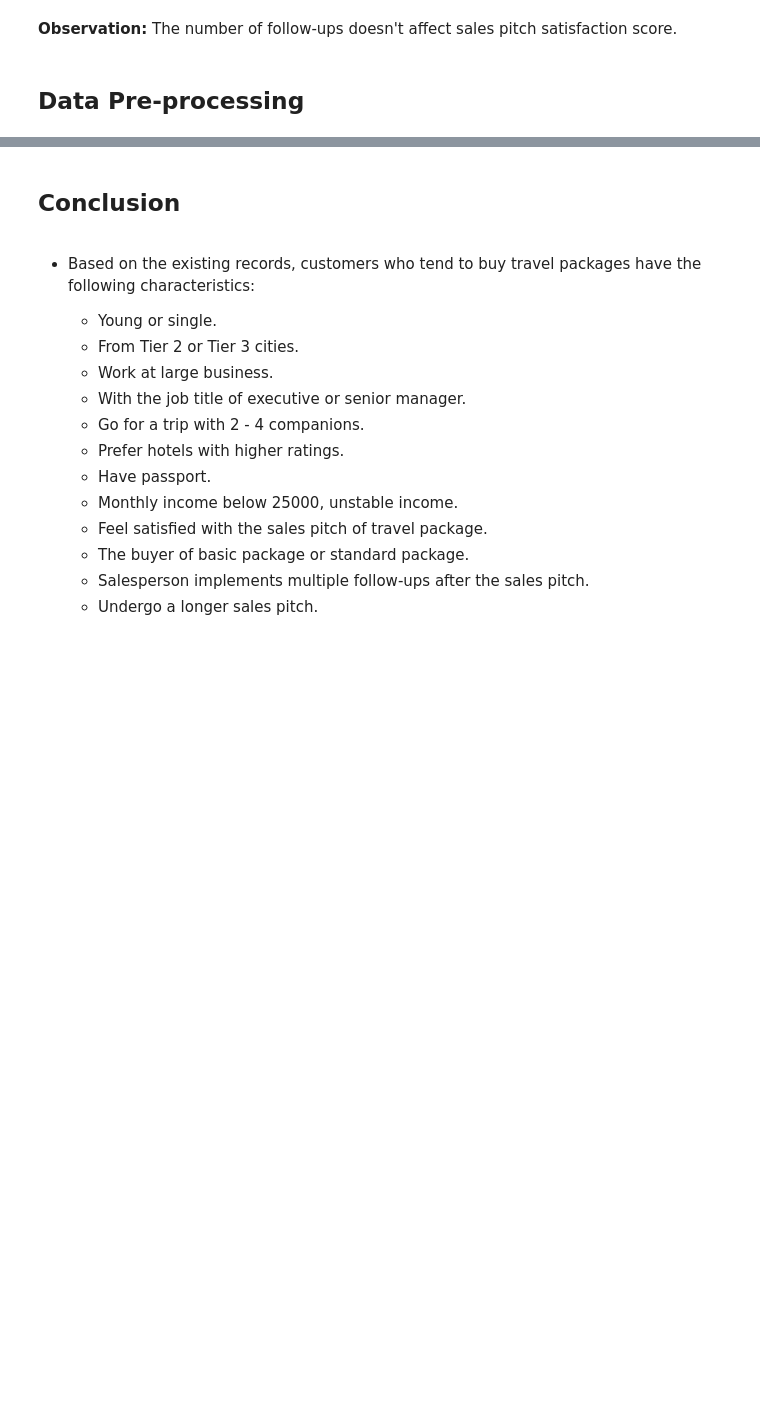
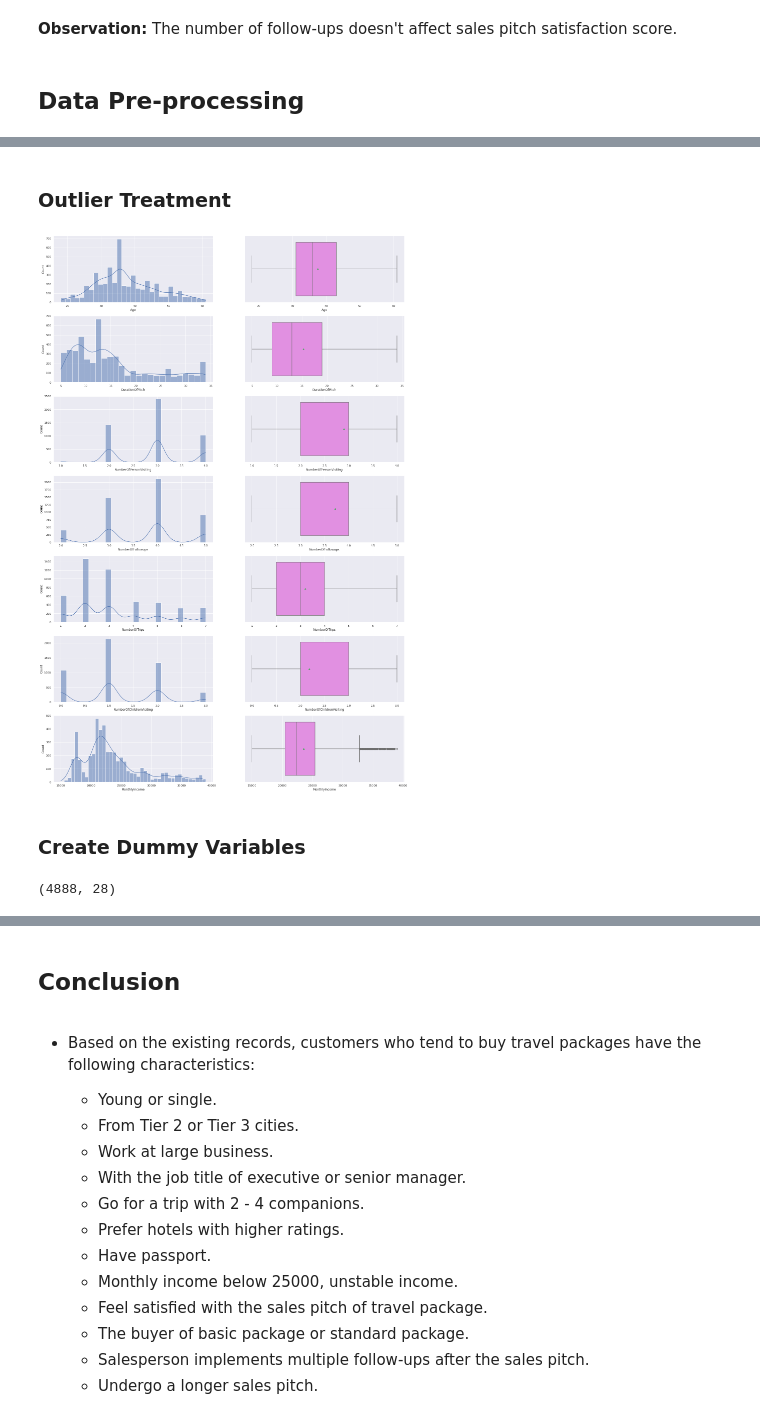
Before and after one commit to liangym2014/Data-science-and-machine-learning, a Jupyter notebook: 4.Travel_Package_Purchase_Prediction_Solution.ipynb, the cells around one changed output, grey strips where cells are left out. Cells and saved outputs as stored; diff of their text form; code cells hidden in the pictures; blank space fills up the shorter version.

Commit message:
Complete missing value treatment, outlier treatment, dummy variable conversion and decision tree classifier.

```diff
--- a/4.Travel_Package_Purchase_Prediction_Solution.ipynb
+++ b/4.Travel_Package_Purchase_Prediction_Solution.ipynb
@@ -676,0 +700,8 @@ sns.boxplot(x = 'PitchSatisfactionScore', y = 'NumberOfFollowups', data = df);
+# %%
+for col in ['DurationOfPitch', 'MonthlyIncome', 'Age', 'NumberOfTrips', 'NumberOfChildrenVisiting', 'NumberOfFollowups']:
+    df[col].fillna(df[col].median(), inplace = True)   # fill missing values in numerical columns with median
+
+for col in ['PreferredPropertyStar', 'TypeofContact']:
+    df[col].fillna(df[col].mode()[0], inplace = True)  # fill missing values in categorical columns with mode
+# %% [markdown]
+### Outlier Treatment
@@ -676,0 +733,16 @@ sns.boxplot(x = 'PitchSatisfactionScore', y = 'NumberOfFollowups', data = df);
+# %%
+plt.figure(figsize = (25, 40))
+for i, col in enumerate(df.select_dtypes(include = 'number').columns.to_list()):
+    plt.subplot(7, 2, 2 * i + 1)
+    sns.histplot(df[col], kde = True)     # histogram after outlier treatment
+    plt.subplot(7, 2, 2 * i + 2)
+    sns.boxplot(x = df[col], color = 'violet', showmeans = True)   # box plot after outlier treatment
+# %% [output]
+[figure, added]
+# %% [markdown]
+### Create Dummy Variables
+# %%
+df = pd.get_dummies(df, columns = ['TypeofContact', 'Occupation', 'Gender', 'ProductPitched', 'MaritalStatus', 'Designation'], drop_first = True)
+df.shape
+# %% [output]
+(4888, 28)
```
Also changed, not shown: parts of 38 cells of this notebook.
